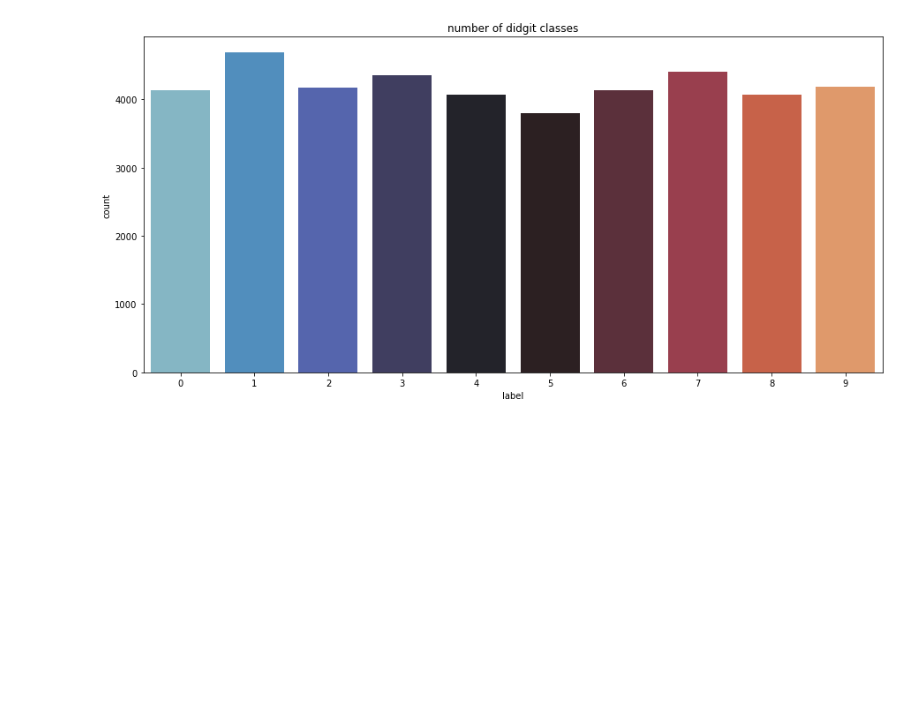
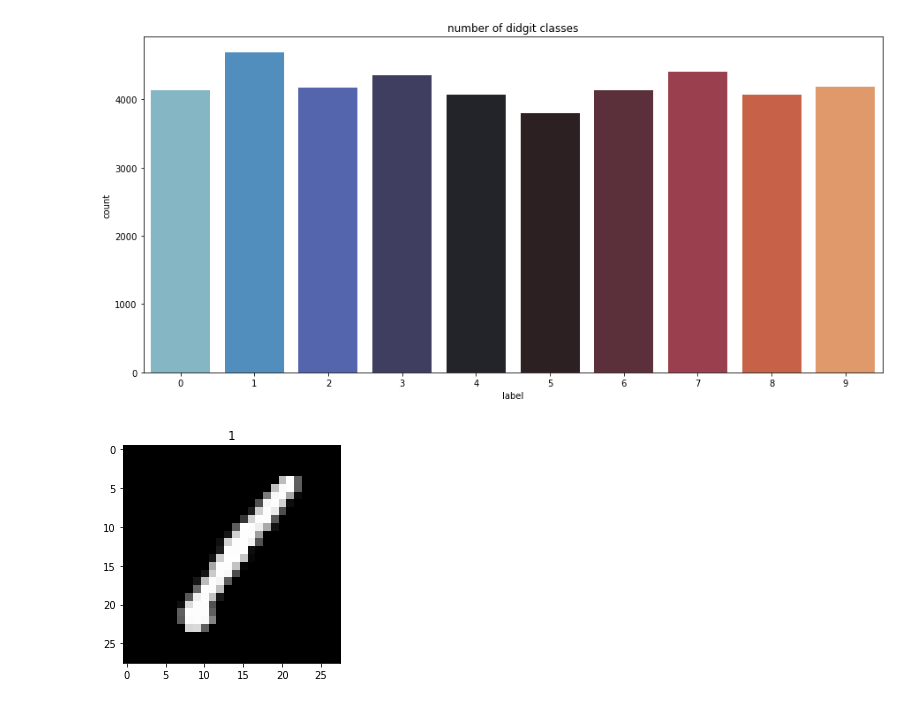
Before and after one commit to Naveen-Chaurasia/Graph-ML-POCs, a Jupyter notebook: CNN_poc/CNN.ipynb, the cells around one changed output. Saved outputs shown, nothing was run; the diff lists cells and outputs as text; code cells hidden in the pictures; blank space fills up the shorter version.

```diff
--- a/CNN_poc/CNN.ipynb
+++ b/CNN_poc/CNN.ipynb
@@ -77,3 +71,14 @@ Y_train.value_counts()
 5    3795
 Name: label, dtype: int64
 [figure]
+# %%
+# plot some samples
+X_train
+img = X_train.iloc[0].to_numpy()
+img=img.reshape(28,28)
+plt.imshow(img,cmap='gray')
+plt.title(train.iloc[0,0])
+#plt.axis("off")
+plt.show()
+# %% [output]
+[figure, added]
```
Also changed, not shown: parts of 5 cells of this notebook.
